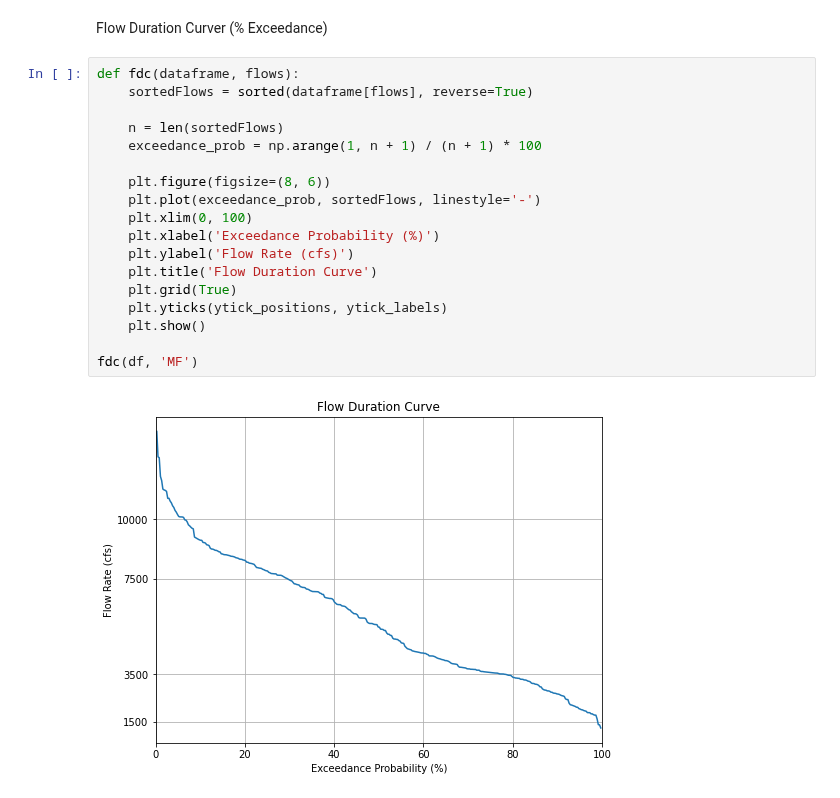
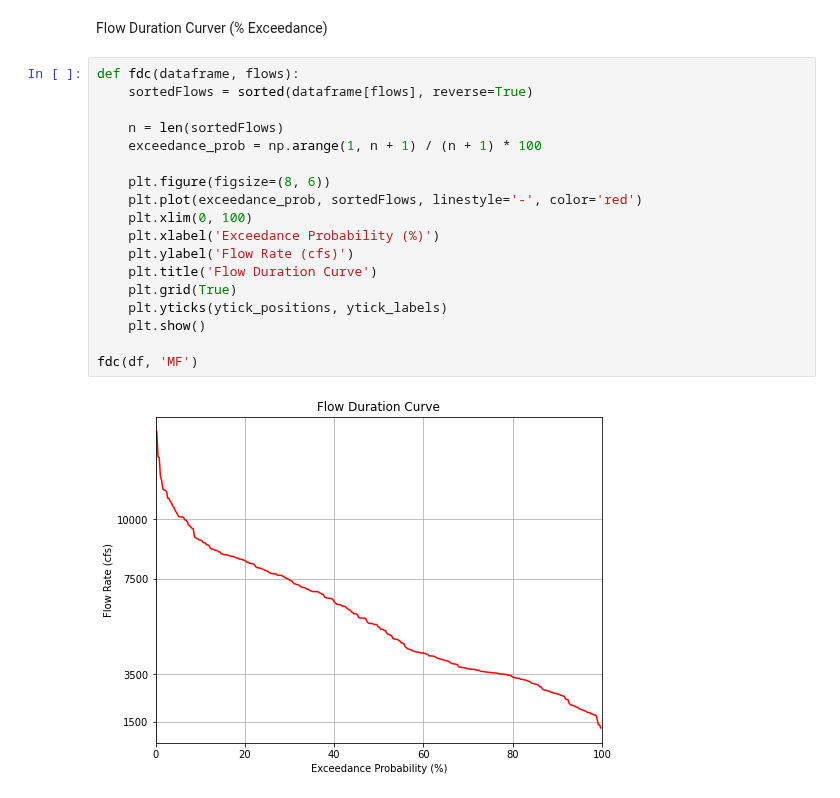
Before and after one commit to annahollandkeener/L-D2, a Jupyter notebook: L&D.ipynb, the cells around one changed output. Cells and saved outputs as stored; diff of their text form.

```diff
--- a/L&D.ipynb
+++ b/L&D.ipynb
@@ -623,20 +623,20 @@ Flow Duration Curver (% Exceedance)
 # %%
 def fdc(dataframe, flows):
     sortedFlows = sorted(dataframe[flows], reverse=True)
 
     n = len(sortedFlows)
     exceedance_prob = np.arange(1, n + 1) / (n + 1) * 100
 
     plt.figure(figsize=(8, 6))
-    plt.plot(exceedance_prob, sortedFlows, linestyle='-')
+    plt.plot(exceedance_prob, sortedFlows, linestyle='-', color='red')
     plt.xlim(0, 100)
     plt.xlabel('Exceedance Probability (%)')
     plt.ylabel('Flow Rate (cfs)')
     plt.title('Flow Duration Curve')
     plt.grid(True)
     plt.yticks(ytick_positions, ytick_labels)
     plt.show()
 
 fdc(df, 'MF')
 # %% [output]
-[figure, old version]
+[figure, new version]
```
